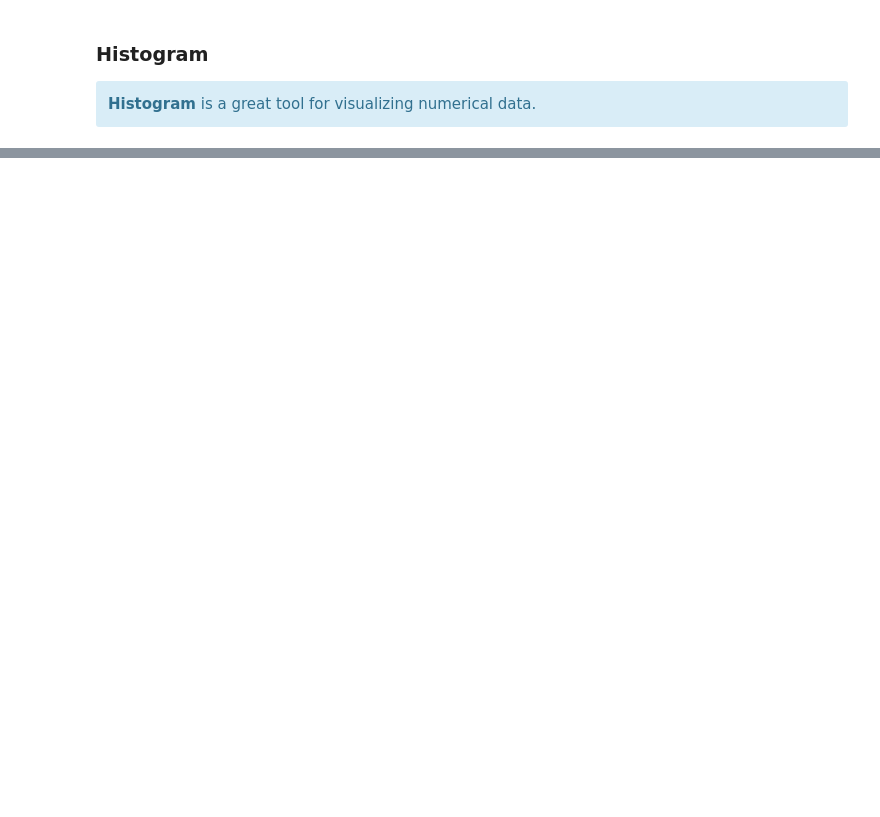
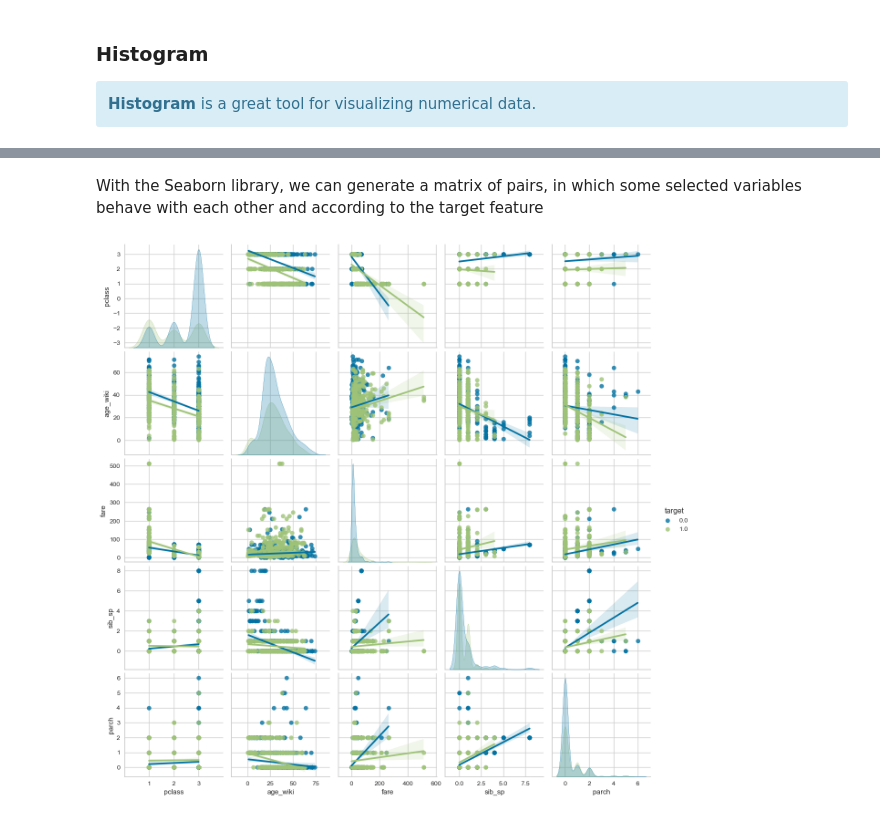
Before and after one commit to DellaCortef/machine-learning-pocket-reference, a Jupyter notebook: data-exploring.ipynb, the cells around one changed output, grey strips where cells are left out. Saved outputs shown, nothing was run; the diff lists cells and outputs as text; code cells hidden in the pictures; blank space fills up the shorter version.

```diff
--- a/data-exploring.ipynb
+++ b/data-exploring.ipynb
@@ -352,0 +403,13 @@ JointPlot(ax=<AxesSubplot:xlabel='x', ylabel='y'>)
+# %% [markdown]
+With the Seaborn library, we can generate a matrix of pairs, in which some selected variables behave with each other and according to the target feature
+# %%
+# copying the X dataframe
+new_df = X.copy()
+new_df["target"] = y
+
+vars = ["pclass", "age_wiki", "fare", "sib_sp", "parch"]
+p = pairplot(
+    new_df, vars = vars, hue = "target", kind = "reg"
+)
+# %% [output]
+[figure, added]
```
Also changed, not shown: parts of 34 cells of this notebook.
